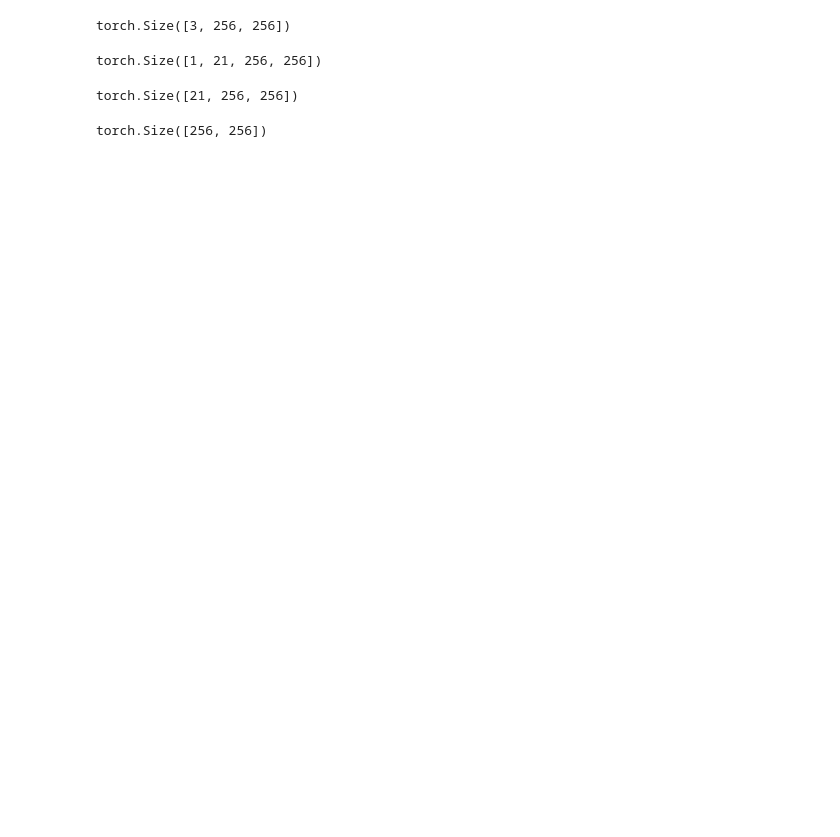
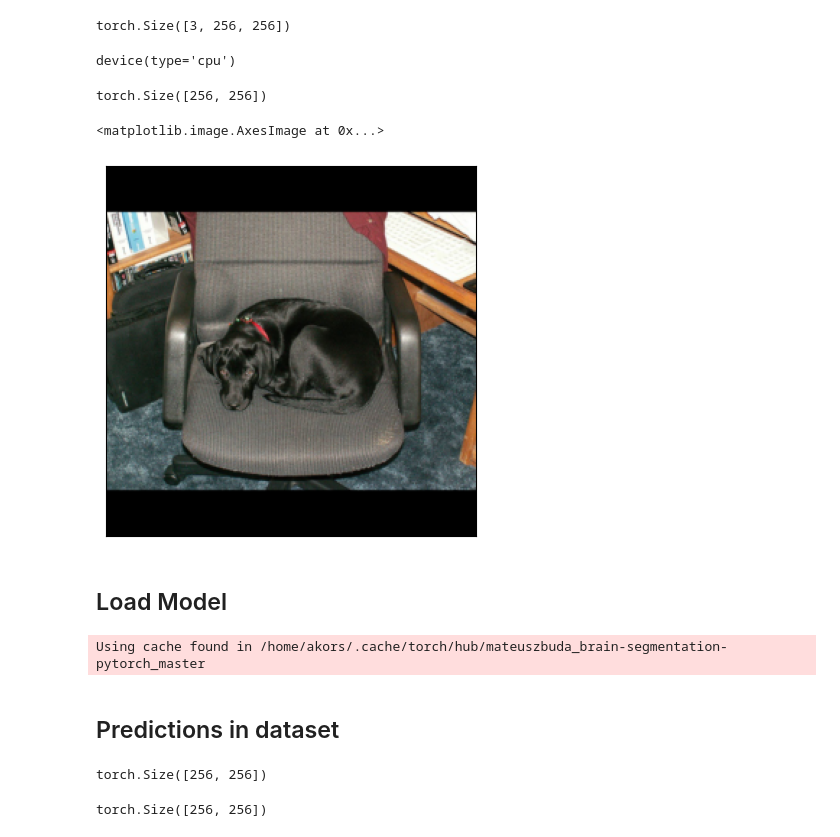
Before and after one commit to akors/dogunet, a Jupyter notebook: dogunet-analyze.ipynb, the cells around one changed output. Saved outputs shown, nothing was run; the diff lists cells and outputs as text; code cells hidden in the pictures; blank space fills up the shorter version.

```diff
--- a/dogunet-analyze.ipynb
+++ b/dogunet-analyze.ipynb
@@ -95,6 +39,15 @@ download_ds = not os.path.exists('./data/VOCdevkit/')
 # %%
-ds_train = torchvision.datasets.VOCSegmentation(root="./data/", year="2012", image_set="train", download=download_ds, transform=transform, target_transform=target_transform)
+ds_train = torchvision.datasets.VOCSegmentation(
+    root="./data/",
+    year="2012",
+    image_set="train",
+    download=False,
+    transform=transforms.input_transform(transforms.PASCAL_VOC_2012_MEAN, transforms.PASCAL_VOC_2012_STD),
+    target_transform=transforms.target_transform(max_class=transforms.PASCAL_VOC_2012_CLASS_MAX))
 #ds_val = torchvision.datasets.VOCSegmentation(root="./data/", year="2012", image_set="val", download=download_ds, transform=transform, target_transform=target_transform)
+# %%
+# dataset returns normalized images, we need an inverse op for visualization
+inv_normalize = transforms.inv_normalize(transforms.PASCAL_VOC_2012_MEAN, transforms.PASCAL_VOC_2012_STD)
 # %%
 len(ds_train)
 # %% [output]
@@ -122,8 +61,15 @@ pred = model(img.unsqueeze(0))
+# %%
+img.device
+# %% [output]
+device(type='cpu')
 # %%
-pred.shape
+mask.shape
 # %% [output]
-torch.Size([1, 21, 256, 256])
+torch.Size([256, 256])
-# %%
-pred.squeeze(0).shape
-# %% [output]
-torch.Size([21, 256, 256])
+# %%
+visualize.imshow_tensor(inv_normalize(img))
+# %% [output]
+<matplotlib.image.AxesImage at 0x...>
+[figure, added]
+# %% [markdown]
+## Load Model
@@ -129,0 +79,5 @@ torch.Size([21, 256, 256])
+# %%
+model = torch.hub.load('mateuszbuda/brain-segmentation-pytorch', 'unet',
+    in_channels=3, out_channels=CLASS_MAX+1, init_features=32, pretrained=False)
+# %% [output]
+Using cache found in /home/akors/.cache/torch/hub/mateuszbuda_brain-segmentation-pytorch_master
@@ -129,0 +86,2 @@ torch.Size([21, 256, 256])
+# %% [markdown]
+## Predictions in dataset
@@ -133,3 +95,7 @@ pred_amax = torch.argmax(pred.squeeze(0), dim=0)
 pred_amax.shape
 # %% [output]
 torch.Size([256, 256])
+# %%
+mask.shape
+# %% [output]
+torch.Size([256, 256])
```
Also changed, not shown: parts of 54 cells of this notebook.
